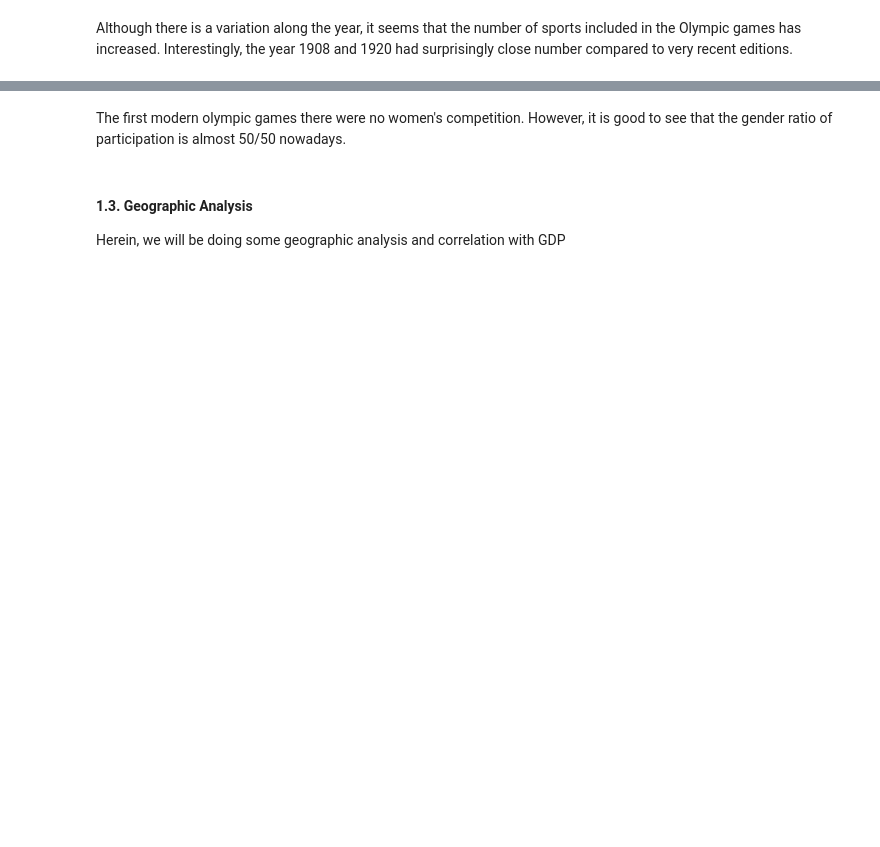
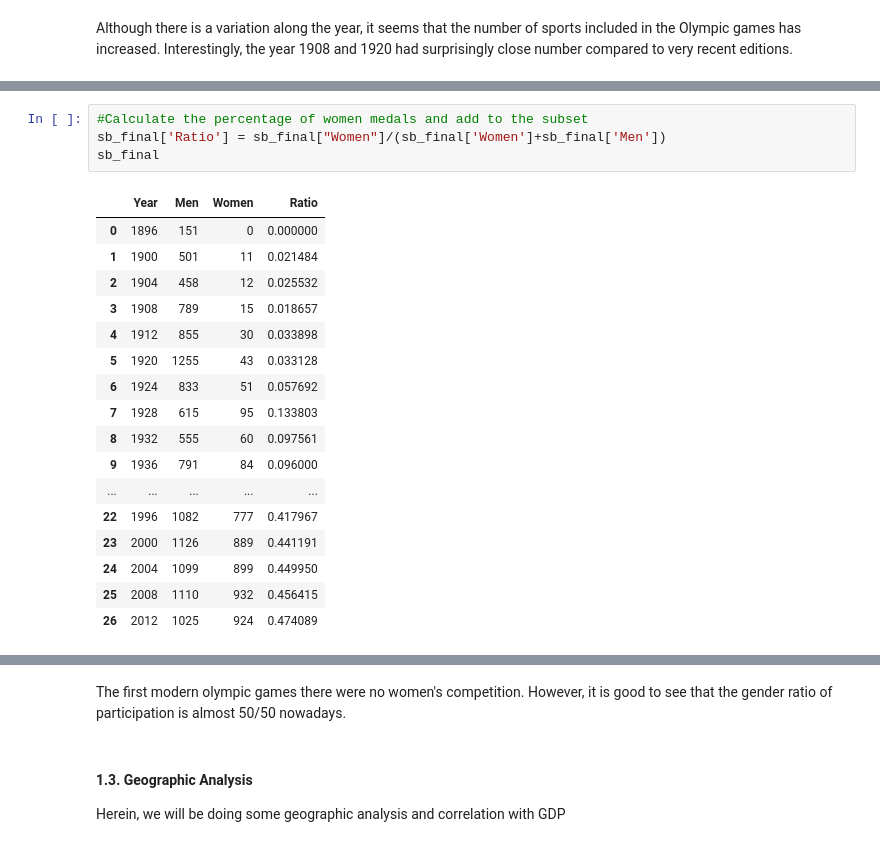
Before and after one commit to victorcruz90/Olympic-medals-analysis, a Jupyter notebook: Initial_data_understanding.ipynb, the cells around one changed output, grey strips where cells are left out. Cells and saved outputs as stored; diff of their text form; blank space fills up the shorter version.

```diff
--- a/Initial_data_understanding.ipynb
+++ b/Initial_data_understanding.ipynb
@@ -149,2 +118,24 @@ TypeError: concat() got an unexpected keyword argument 'index'
+# %%
+#Calculate the percentage of women medals and add to the subset
+sb_final['Ratio'] = sb_final["Women"]/(sb_final['Women']+sb_final['Men'])
+sb_final
+# %% [output]
+|  | Year | Men | Women | Ratio |
+| 0 | 1896 | 151 | 0 | 0.000000 |
+| 1 | 1900 | 501 | 11 | 0.021484 |
+| 2 | 1904 | 458 | 12 | 0.025532 |
+| 3 | 1908 | 789 | 15 | 0.018657 |
+| 4 | 1912 | 855 | 30 | 0.033898 |
+| 5 | 1920 | 1255 | 43 | 0.033128 |
+| 6 | 1924 | 833 | 51 | 0.057692 |
+| 7 | 1928 | 615 | 95 | 0.133803 |
+| 8 | 1932 | 555 | 60 | 0.097561 |
+| 9 | 1936 | 791 | 84 | 0.096000 |
+| ... | ... | ... | ... | ... |
+| 22 | 1996 | 1082 | 777 | 0.417967 |
+| 23 | 2000 | 1126 | 889 | 0.441191 |
+| 24 | 2004 | 1099 | 899 | 0.449950 |
+| 25 | 2008 | 1110 | 932 | 0.456415 |
+| 26 | 2012 | 1025 | 924 | 0.474089 |
 # %%
 plt.figure(figsize=(30,15))
```
Also changed, not shown: parts of 17 cells of this notebook.
